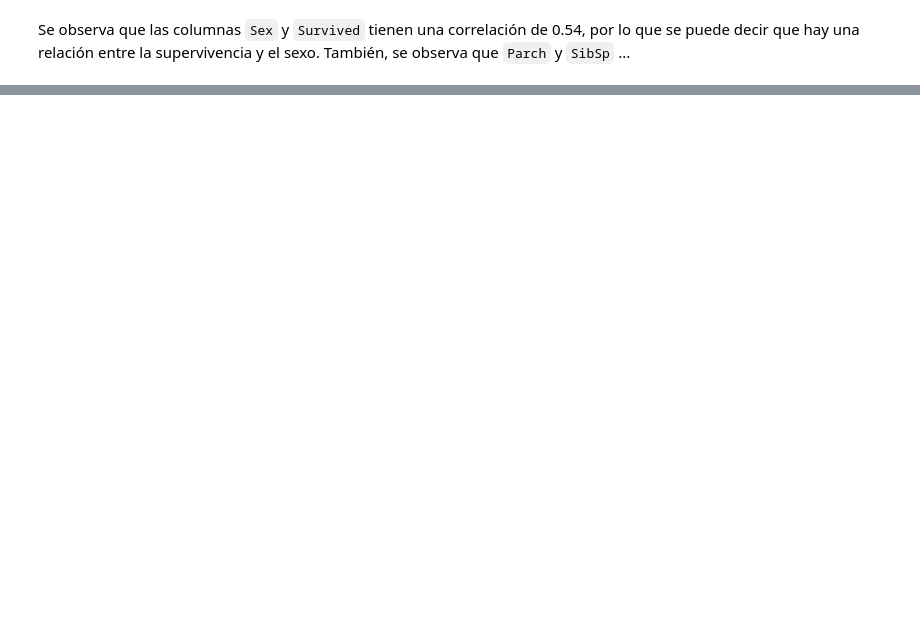
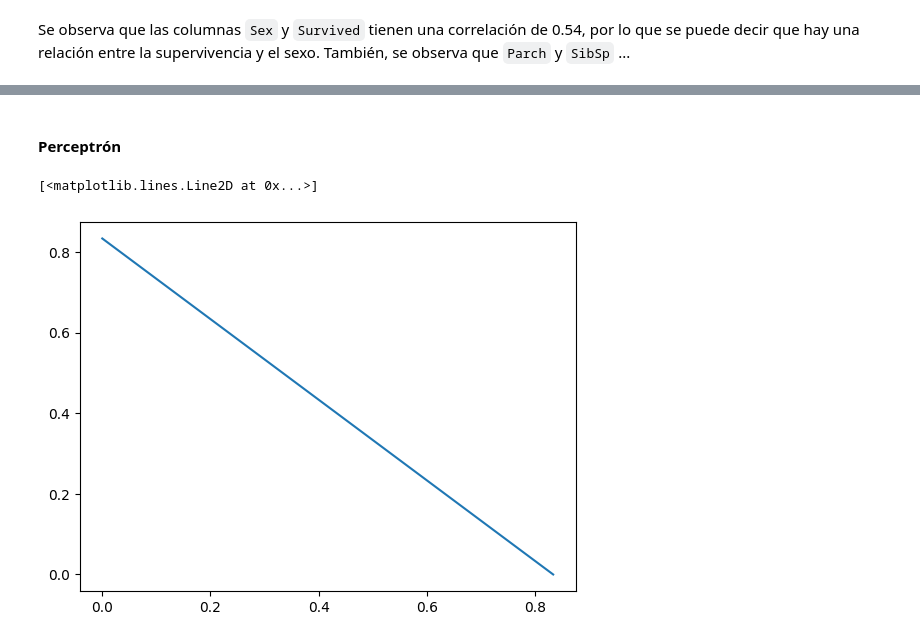
Before and after one commit to Sergimayol/Practica-2-IA, a Jupyter notebook: main.ipynb, the cells around one changed output, grey strips where cells are left out. Cells and saved outputs as stored; diff of their text form; code cells hidden in the pictures; blank space fills up the shorter version.

Commit message:
Casi acabado
Falta comentar la evaluación de cada modelo con los resultados obtenidos, y la parte 2 ->detallar los parámetros empleados

```diff
--- a/main.ipynb
+++ b/main.ipynb
@@ -178,0 +304,14 @@ Se observa que las columnas `Sex` y `Survived` tienen una correlación de 0.54,
+# %%
+from sklearn.model_selection import train_test_split
+from sklearn.metrics import (accuracy_score, precision_score, recall_score, f1_score,
+                             confusion_matrix, mean_absolute_error, mean_squared_error,
+                             classification_report)
+
+training_ds = df.drop(['Survived'], axis=1)
+target_ds = df['Survived']
+
+# Dividimos el dataset en train y test
+X_train, X_test, y_train, y_test = train_test_split(
+    training_ds, target_ds, test_size=0.33, random_state=42)
+
+X_train.shape, X_test.shape, y_train.shape, y_test.shape
@@ -178,0 +322,14 @@ Se observa que las columnas `Sex` y `Survived` tienen una correlación de 0.54,
+# %%
+from sklearn.linear_model import LogisticRegression
+
+logisticRegr = LogisticRegression()
+
+logisticRegr.fit(X_train, y_train)
+
+log_y_pred = logisticRegr.predict(X_test)
+
+print("Classification report: \n", classification_report(y_test, log_y_pred))
+
+# Matriz de confusión
+sns.heatmap(confusion_matrix(y_test, log_y_pred),
+            annot=True, fmt="3.0f", cmap='coolwarm')
@@ -178,0 +348,17 @@ Se observa que las columnas `Sex` y `Survived` tienen una correlación de 0.54,
+# %% [markdown]
+#### Perceptrón
+# %%
+from sklearn.linear_model import Perceptron
+
+perceptron = Perceptron(tol=1e-3, random_state=42)
+
+perceptron.fit(X_train, y_train)
+
+#x_intercept = -perceptron.intercept_[0] / perceptron.coef_[0][0]
+x_intercept = (0, -perceptron.intercept_[0] / perceptron.coef_[0][0])
+y_intercept = (-perceptron.intercept_[0] / perceptron.coef_[0][0], 0)
+
+plt.plot(x_intercept, y_intercept)
+# %% [output]
+[<matplotlib.lines.Line2D at 0x...>]
+[figure, added]
```
Also changed, not shown: parts of 28 cells of this notebook.
